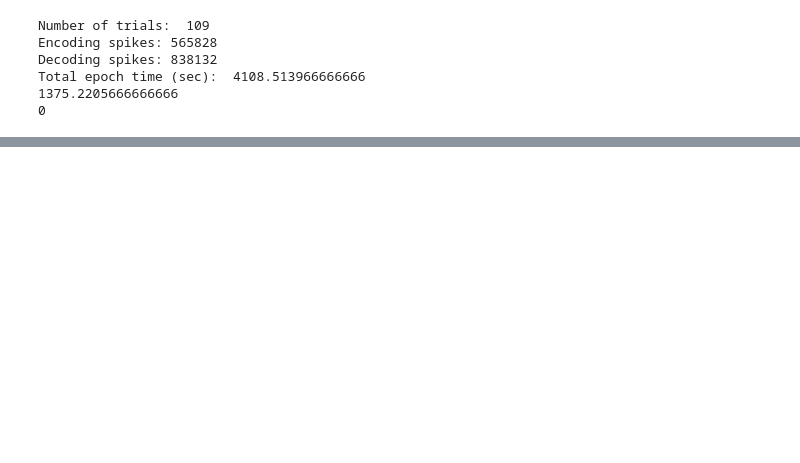
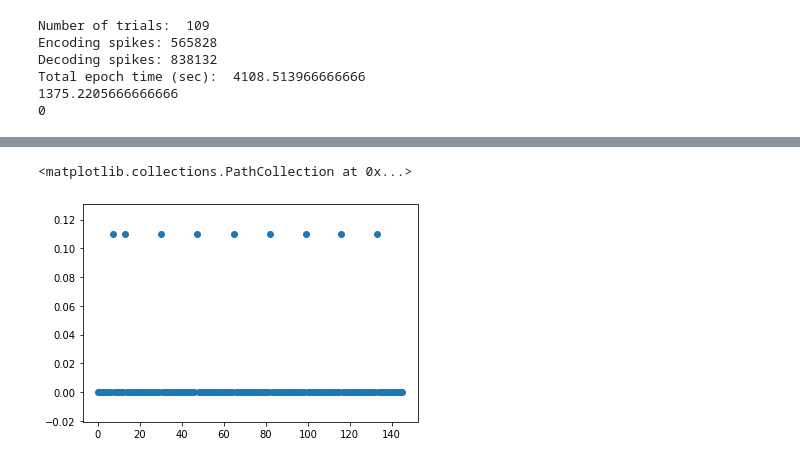
Before and after one commit to trevortknguyen/spykshrk_realtime, a Jupyter notebook: jupyter-notebooks/MEC_functionalized_box_1_pixel.ipynb, the cells around one changed output, grey strips where cells are left out. Drawn from its saved outputs; the diff is of its cells as text; code cells hidden in the pictures; blank space fills up the shorter version.

```diff
--- a/jupyter-notebooks/MEC_functionalized_box_1_pixel.ipynb
+++ b/jupyter-notebooks/MEC_functionalized_box_1_pixel.ipynb
@@ -289,3 +300,8 @@ decode_settings = trodes2SS.AttrDict({'trans_smooth_std': 2,
+# %%
+plt.scatter(np.arange(0,146),original_trans_mat[8,:])
+# %% [output]
+<matplotlib.collections.PathCollection at 0x...>
+[figure, added]
 # %%
 # define transition matrix with box as 1 pixel
 #arm_coords = np.array([[0,1],[5,17],[21,33],[37,49],[53,65],[69,81],[85,97],[101,113],[117,129]])
```
Also changed, not shown: parts of 28 cells of this notebook, 10 other files.
